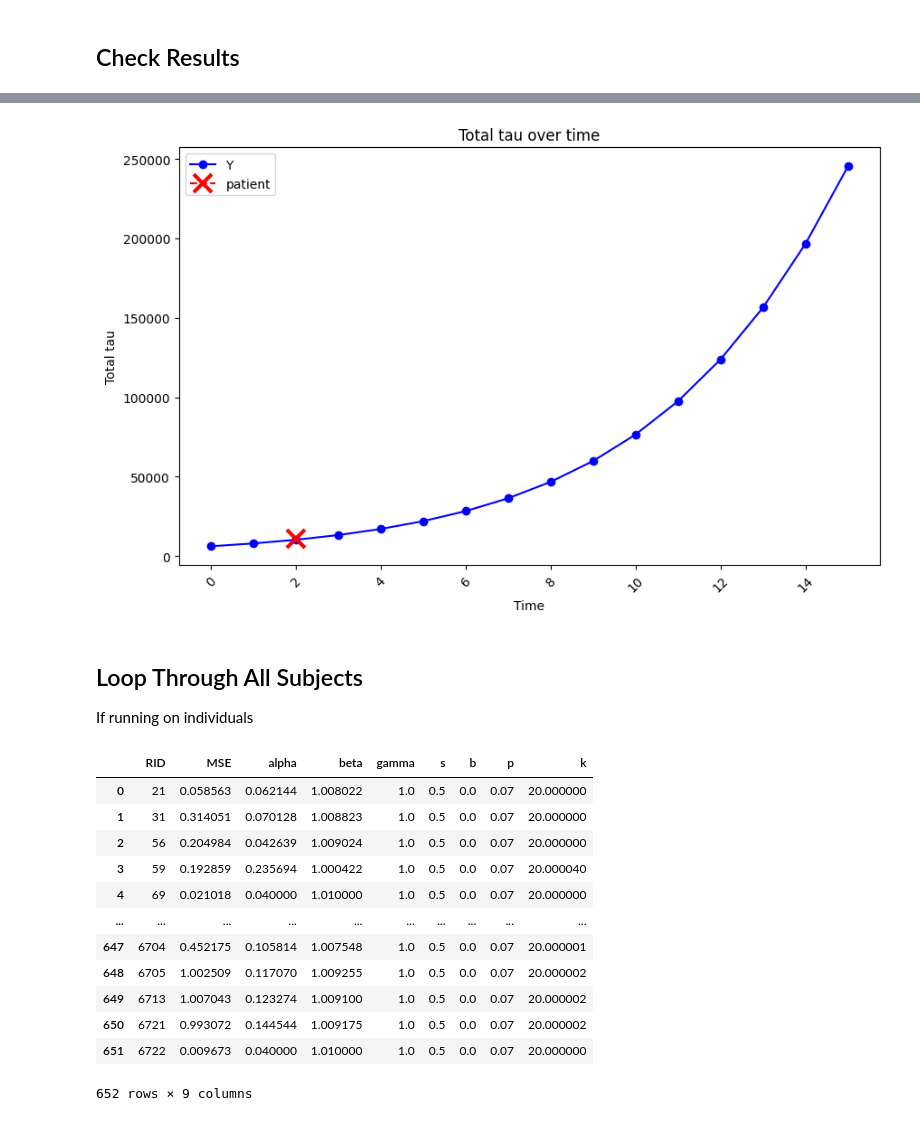
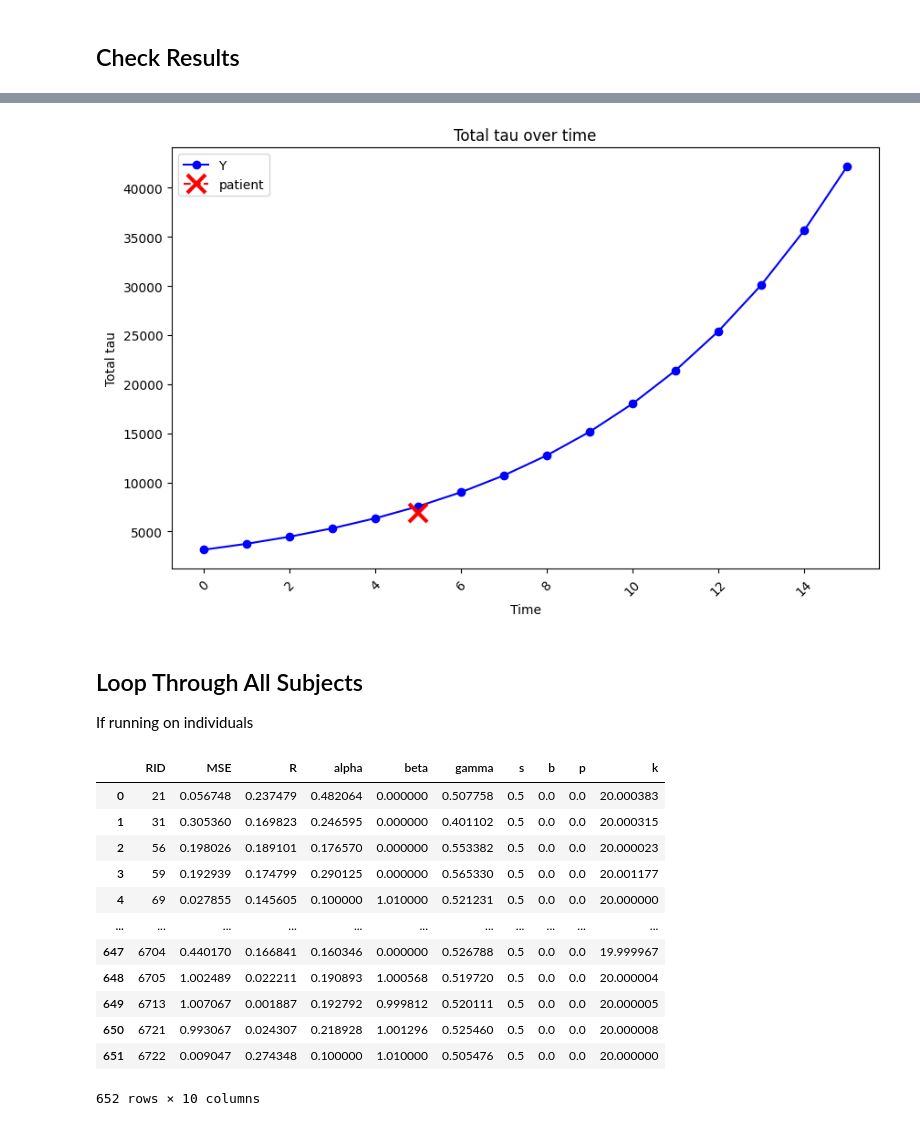
Before and after one commit to LaasyaMunjeti/EBM-Nexis, a Jupyter notebook: Running_nexis_forward.ipynb, the cells around one changed output, grey strips where cells are left out. Cells and saved outputs as stored; diff of their text form; code cells hidden in the pictures.

```diff
--- a/Running_nexis_forward.ipynb
+++ b/Running_nexis_forward.ipynb
@@ -130,7 +131,7 @@ logistic_term_ = 1 # Binary flag set to 1 to run with logistic term and 0 to run
 if individual == 1:
     patient_data = pandas.read_csv('Cross-sectional stage and regional tau.csv')
 
-    RID = 21 #EDIT PATIENT RID MANUALLY HERE
+    RID = 31 #EDIT PATIENT RID MANUALLY HERE
     patient = patient_data[patient_data['RID'] == RID]
 
     # Define number of time points
@@ -174,20 +175,18 @@ else:
     EBM_data_excluded = np.delete(EBM_data_reordered, excluded_indices,axis = 0)
 
     # Normalize by L2 norm
-    normalized_EBM_data_excluded = normalize_by_l2_norm(EBM_data_excluded)
+    #normalized_EBM_data_excluded = normalize_by_l2_norm(EBM_data_excluded)
 # %% [markdown]
 ## Parameter Optimization
 # %%
-#Optimize parameters by minimizing MSE between EBM data and Y
-
-# Define a function that runs Nexis and calculates the MSE of Y and E(t) based on parameters alpha and beta (and gamma if using baseline seeding)
-def Nexis_MSE(params, patient_tau):
+# Define cost function
+def Nexis_error(params, patient_tau):
 
     param1, param2, param3, param4, param5, param6, param7 = params
     # param1 = alpha, param2 = beta, param3 = gamma, param4 = s, param5 = b, param6 = p, param7 =k
 
-   # Initialize run_Nexis class
-    nexis_mse = run_Nexis(C_=C_, U_=U_, init_vec_=init_vec_, t_vec_=t_vec_, w_dir_=w_dir_,
+   # Initialize run_Nexis object
+    nexis_optimizing = run_Nexis(C_=C_, U_=U_, init_vec_=init_vec_, t_vec_=t_vec_, w_dir_=w_dir_,
                         volcorrect_=volcorrect_, use_baseline_=use_baseline_,
                         region_volumes_=region_volumes_, logistic_term_ = logistic_term_)
 
@@ -195,28 +194,30 @@ def Nexis_MSE(params, patient_tau):
     parameters = [param1, param2, param3, param4, param5, param6, param7]  # [alpha, beta, gamma, s, b, p , k]
 
     # Call the simulate_nexis method with the parameters
-    Y = nexis_mse.simulate_nexis(parameters)
+    Y = nexis_optimizing.simulate_nexis(parameters)
 
     if individual == 1:
         # For optimization, only take stages from Y that correspond to patient's stages
         Y_edited = Y[:, stages]
-        error = mse_matrix(patient_tau, Y_edited)
+        # Calculate R
+        corr_coeff, p_value = pearsonr(patient_tau.flatten(), Y_edited.flatten())
+        error = mse_matrix(patient_tau, Y_edited) + 0.5 * (1- corr_coeff)
     else:
         error = mse_matrix(EBM_data_excluded, Y)
 
     return error
 # %%
-custom_Nexis_MSE = partial(Nexis_MSE, patient_tau=patient_tau)
+custom_Nexis_error = partial(Nexis_error, patient_tau=patient_tau)
 
 # Initial guesses for parameters (alpha, beta, gamma, s, b, p, k) # ADJUST THESE
-init_guess = np.array([0.04, 1.01, 1, 0.5, 0, 0.07, 20])
+init_guess = np.array([0.1, 1.01, 0.5, 0.5, 0, 0.0, 20])
 
 # Bounds for each parameter [(min alpha, max alpha), (min beta, max beta), (min gamma, max gamma), etc. # ADJUST THESE
-bounds = [(0, 2),(0, 5),(0,3),(0.5,0.5),(0,0),(0,1),(0,50)]
+bounds = [(0, 2),(0, 3),(0,3),(0.5,0.5),(0,0),(0,0),(0,50)]
 
 # Perform the optimization
-result = minimize(custom_Nexis_MSE, init_guess, bounds=bounds, method='L-BFGS-B',
-                  options={'ftol': 1e-6, 'gtol': 1e-6})
+result = minimize(custom_Nexis_error, init_guess, bounds=bounds, method='L-BFGS-B',
+                  options={'ftol': 1e-3, 'gtol': 1e-3,'maxiter': 1000})
 
 # Check the results
 if result.success:
@@ -265,6 +260,6 @@ plt = heatmap(init_vec_method, Y)
 if individual == 1:
     mse = mse_matrix(patient_tau, Y_edited)
 else:
-    mse = mse_matrix(normalized_EBM_data_excluded, normalized_Y)
+    mse = mse_matrix(EBM_data_excluded, Y)
 print('Mean squared error: ' + str(mse))
 # %% [output]
@@ -304,7 +299,7 @@ else:
     plt = total_tau_plot(Y, EBM_data_excluded, 'Y', 'EBM')
     plt.show
 # %% [output]
-[figure, old version]
+[figure, new version]
 # %% [markdown]
 ## Loop Through All Subjects
 If running on individuals
@@ -313,7 +308,7 @@ If running on individuals
 unique_rids = patient_data['RID'].unique()
 
 #Create a data frame for all patients seeding patterns
-column_names = ['RID', 'MSE','alpha', 'beta', 'gamma', 's', 'b', 'p', 'k']
+column_names = ['RID', 'MSE', 'R', 'alpha', 'beta', 'gamma', 's', 'b', 'p', 'k']
 parameters_all = pandas.DataFrame(columns=column_names)
 
 for rid in unique_rids:
@@ -334,47 +329,48 @@ for rid in unique_rids:
     patient_tau = patient_tau.iloc[:, new_order_ADNI]
 
     # Delete striatal regions
     patient_tau = patient_tau.drop(regions_to_exclude, axis = 1)
 
     # Convert to array and transpose so dim = nROI x # of stages
     patient_tau = patient_tau.to_numpy()
     patient_tau = patient_tau.T
 
     # Perform the optimization
-    custom_Nexis_MSE = partial(Nexis_MSE, patient_tau=patient_tau)
+    custom_Nexis_error = partial(Nexis_error, patient_tau=patient_tau)
 
-    result = minimize(custom_Nexis_MSE, init_guess, bounds=bounds, method='L-BFGS-B',
+    result = minimize(custom_Nexis_error, init_guess, bounds=bounds, method='L-BFGS-B',
                     options={'ftol': 1e-3, 'gtol': 1e-3, 'maxiter': 1000})
 
     if result.success:
         optimized_params = result.x
         optimized_params = optimized_params.tolist()
 
     # Run Nexis
     Y = nexis_model.simulate_nexis(optimized_params)
     Y_edited = Y[:, stages]
 
-    # Calculate MSE
+    # Calculate MSE and R
     mse = mse_matrix(patient_tau, Y_edited)
+    corr_coeff, p_value = pearsonr(patient_tau.flatten(), Y_edited.flatten())
 
     # Create data frame for the subject
-    parameters = pandas.DataFrame([[rid] + [mse] + optimized_params], columns=column_names)
+    parameters = pandas.DataFrame([[rid] + [mse] + [corr_coeff] + optimized_params], columns=column_names)
 
     # Concatenate the original DataFrame with the new DataFrame
     parameters_all = pandas.concat([parameters_all, parameters], ignore_index=True)
 
 parameters_all
 # %% [output]
-|  | RID | MSE | alpha | beta | gamma | s | b | p | k |
-| 0 | 21 | 0.058563 | 0.062144 | 1.008022 | 1.0 | 0.5 | 0.0 | 0.07 | 20.000000 |
-| 1 | 31 | 0.314051 | 0.070128 | 1.008823 | 1.0 | 0.5 | 0.0 | 0.07 | 20.000000 |
-| 2 | 56 | 0.204984 | 0.042639 | 1.009024 | 1.0 | 0.5 | 0.0 | 0.07 | 20.000000 |
-| 3 | 59 | 0.192859 | 0.235694 | 1.000422 | 1.0 | 0.5 | 0.0 | 0.07 | 20.000040 |
-| 4 | 69 | 0.021018 | 0.040000 | 1.010000 | 1.0 | 0.5 | 0.0 | 0.07 | 20.000000 |
-| ... | ... | ... | ... | ... | ... | ... | ... | ... | ... |
-| 647 | 6704 | 0.452175 | 0.105814 | 1.007548 | 1.0 | 0.5 | 0.0 | 0.07 | 20.000001 |
-| 648 | 6705 | 1.002509 | 0.117070 | 1.009255 | 1.0 | 0.5 | 0.0 | 0.07 | 20.000002 |
-| 649 | 6713 | 1.007043 | 0.123274 | 1.009100 | 1.0 | 0.5 | 0.0 | 0.07 | 20.000002 |
-| 650 | 6721 | 0.993072 | 0.144544 | 1.009175 | 1.0 | 0.5 | 0.0 | 0.07 | 20.000002 |
-| 651 | 6722 | 0.009673 | 0.040000 | 1.010000 | 1.0 | 0.5 | 0.0 | 0.07 | 20.000000 |
+|  | RID | MSE | R | alpha | beta | gamma | s | b | p | k |
+| 0 | 21 | 0.056748 | 0.237479 | 0.482064 | 0.000000 | 0.507758 | 0.5 | 0.0 | 0.0 | 20.000383 |
+| 1 | 31 | 0.305360 | 0.169823 | 0.246595 | 0.000000 | 0.401102 | 0.5 | 0.0 | 0.0 | 20.000315 |
+| 2 | 56 | 0.198026 | 0.189101 | 0.176570 | 0.000000 | 0.553382 | 0.5 | 0.0 | 0.0 | 20.000023 |
+| 3 | 59 | 0.192939 | 0.174799 | 0.290125 | 0.000000 | 0.565330 | 0.5 | 0.0 | 0.0 | 20.001177 |
+| 4 | 69 | 0.027855 | 0.145605 | 0.100000 | 1.010000 | 0.521231 | 0.5 | 0.0 | 0.0 | 20.000000 |
+| ... | ... | ... | ... | ... | ... | ... | ... | ... | ... | ... |
+| 647 | 6704 | 0.440170 | 0.166841 | 0.160346 | 0.000000 | 0.526788 | 0.5 | 0.0 | 0.0 | 19.999967 |
+| 648 | 6705 | 1.002489 | 0.022211 | 0.190893 | 1.000568 | 0.519720 | 0.5 | 0.0 | 0.0 | 20.000004 |
+| 649 | 6713 | 1.007067 | 0.001887 | 0.192792 | 0.999812 | 0.520111 | 0.5 | 0.0 | 0.0 | 20.000005 |
+| 650 | 6721 | 0.993067 | 0.024307 | 0.218928 | 1.001296 | 0.525460 | 0.5 | 0.0 | 0.0 | 20.000008 |
+| 651 | 6722 | 0.009047 | 0.274348 | 0.100000 | 1.010000 | 0.505476 | 0.5 | 0.0 | 0.0 | 20.000000 |
-652 rows × 9 columns
+652 rows × 10 columns
```
Also changed, not shown: parts of 9 cells of this notebook, 4 other files.
